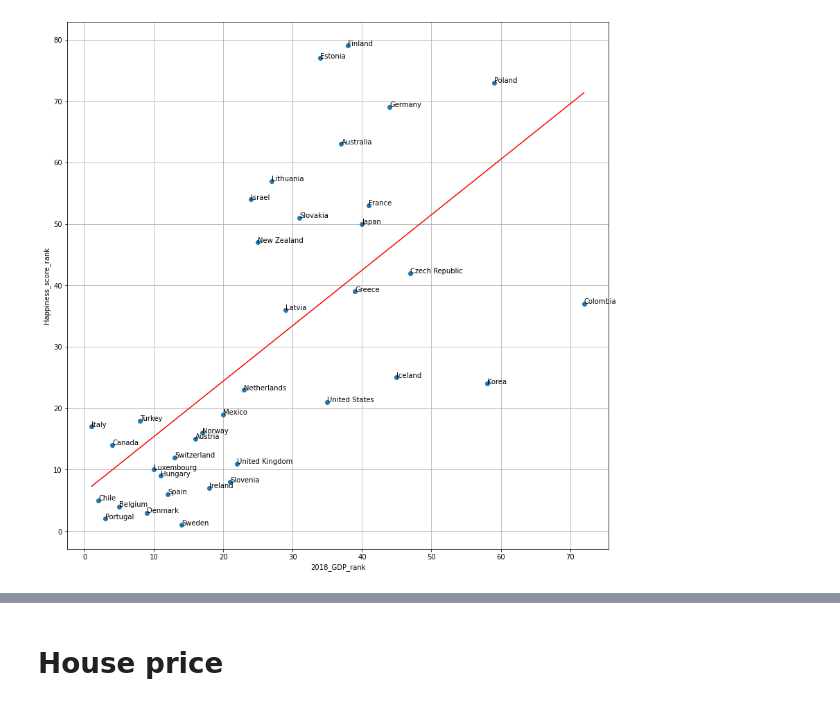
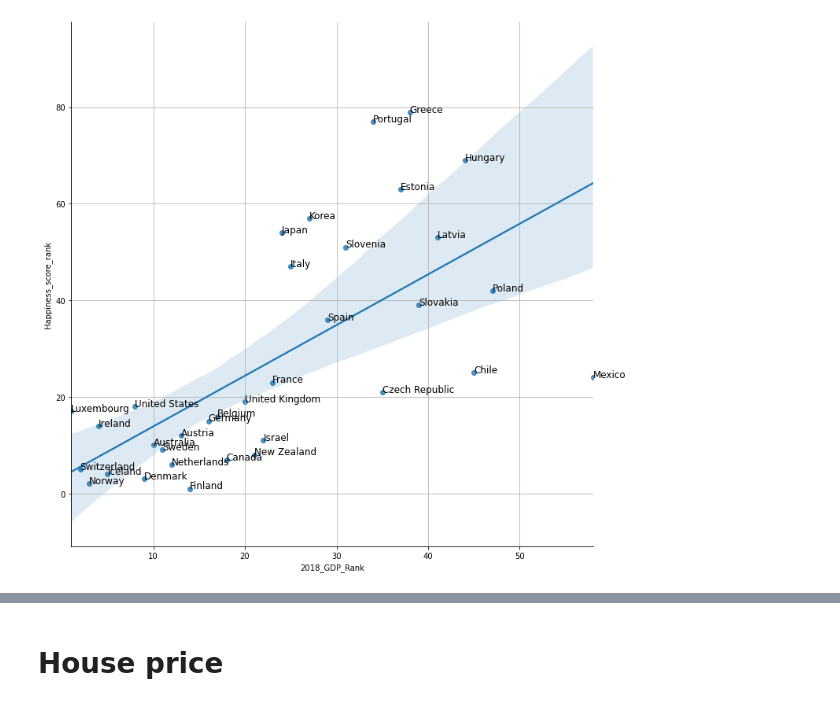
Before and after one commit to kjyju3955/BigdataProgramming, a Jupyter notebook: 프로젝트/Untitled.ipynb, the cells around one changed output, grey strips where cells are left out. Saved outputs shown, nothing was run; the diff lists cells and outputs as text; code cells hidden in the pictures.

```diff
--- a/프로젝트/Untitled.ipynb
+++ b/프로젝트/Untitled.ipynb
@@ -8,10 +8,12 @@ from sklearn.metrics import mean_squared_error
 import math
 from sklearn.linear_model import LinearRegression
 
-data=pd.read_csv('/Users/juyoung/Desktop/빅데이터프로그래밍/프로젝트/data/bigpro_test.csv',encoding='utf-8')
-data=data[data['OECD']=='v']
-data=data.reset_index()
-data
+Data=pd.read_csv('/Users/Juyoung/Desktop/BigdataProgramming-main/프로젝트/data/bigpro_test.csv',encoding='utf-8')
+#data=pd.read_csv('/Users/juyoung/Desktop/빅데이터프로그래밍/프로젝트/data/bigpro_test.csv',encoding='utf-8')
+Data=Data[Data['OECD']=='v']
+Data=Data.dropna(axis=0)
+Data=Data.reset_index()
+Data
 # %% [output]
 |  | index | Country | OECD | Real_house_price | Safety | Working_age_popul | Elderly_popul | Working_hours | ... |
 | 0 | 0 | Australia | v | 102.2 | 63.0 | 65.5 | 15.7 | 1712.0 | ... |
@@ -91,21 +65,14 @@ Name: Country, dtype: object
 # %%
-scatter_data=data.sort_values(by="2018_GDP_Rank")
+scatter_data=Data.sort_values(by="2018_GDP_Rank")
+scatter_data=scatter_data.reset_index()
 
-plt.figure(figsize=(14,14))
-plt.plot(scatter_data['2018_GDP_Rank'],scatter_data['Happiness_score_rank'],'o')
+sns.lmplot(x="2018_GDP_Rank", y="Happiness_score_rank", height=10,data=scatter_data)
 
 for i, txt in enumerate(scatter_data['Country']):
-    plt.annotate(txt, (scatter_data['2018_GDP_Rank'][i], scatter_data['Happiness_score_rank'][i]))
+    plt.gca().annotate(txt, (scatter_data['2018_GDP_Rank'][i], scatter_data['Happiness_score_rank'][i]),size=12)
 
-scatter_data_linear=LinearRegression()
-scatter_data_linear.fit(scatter_data['2018_GDP_Rank'].values.reshape(-1,1),scatter_data['Happiness_score_rank'])
-scatter_data_prediction=scatter_data_linear.predict(scatter_data['2018_GDP_Rank'].values.reshape(-1,1))
-plt.plot(scatter_data['2018_GDP_Rank'],scatter_data_linear.predict(scatter_data['2018_GDP_Rank'].values.reshape(-1,1)),color='r')
-
-plt.xlabel('2018_GDP_rank')
-plt.ylabel('Happiness_score_rank')
 plt.grid(True)
 plt.show()
 # %% [output]
-[figure, old version]
+[figure, new version]
 # %%
```
Also changed, not shown: parts of 19 cells of this notebook.
